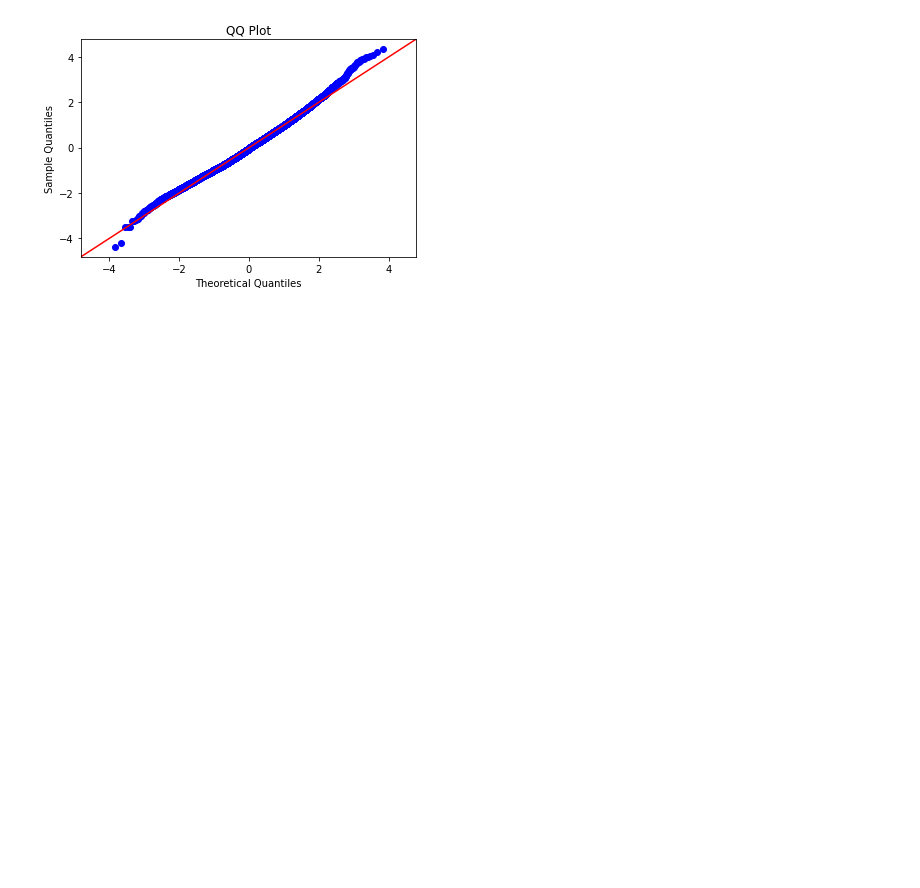
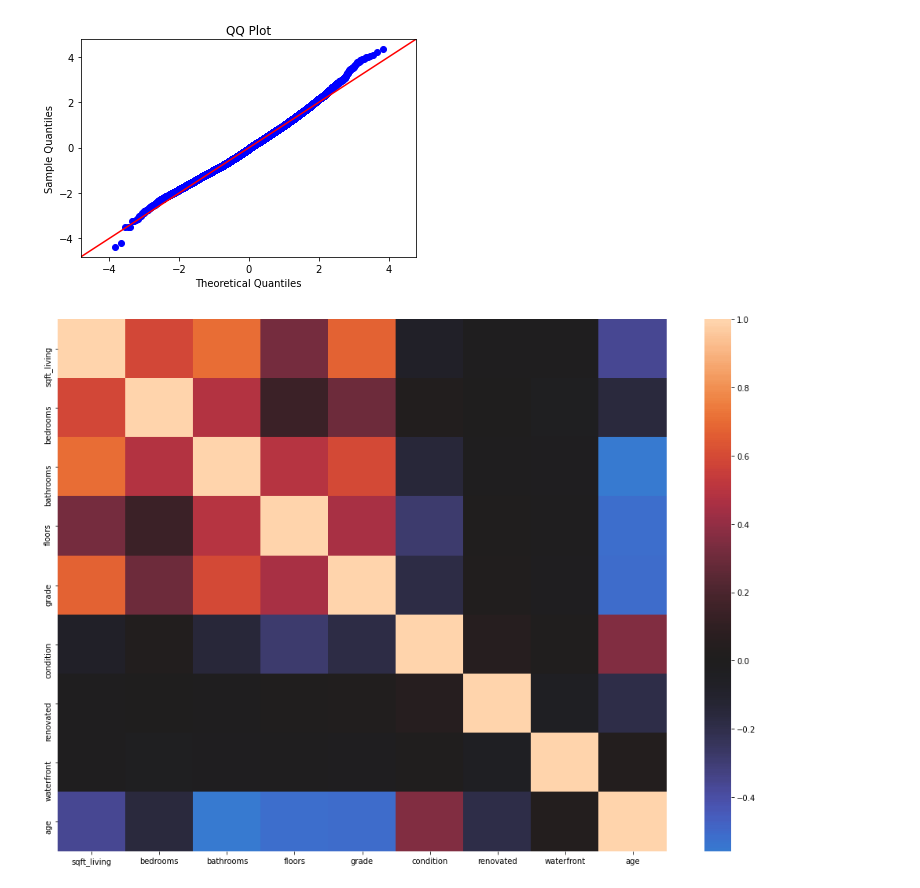
Before and after one commit to justinweible/Housing_Data_Analysis, a Jupyter notebook: new_model.ipynb, the cells around one changed output. Cells and saved outputs as stored; diff of their text form; code cells hidden in the pictures; blank space fills up the shorter version.

```diff
--- a/new_model.ipynb
+++ b/new_model.ipynb
@@ -249,3 +271,11 @@ plt.title('QQ Plot')
 plt.show()
 # %% [output]
 [figure]
+# %%
+X = df.drop(columns=['price'], axis=1)
+plt.figure(figsize=(14, 10))
+sns.heatmap(X.corr(), center=0)
+plt.tight_layout()
+plt.show()
+# %% [output]
+[figure, added]
```
Also changed, not shown: parts of 19 cells of this notebook.
